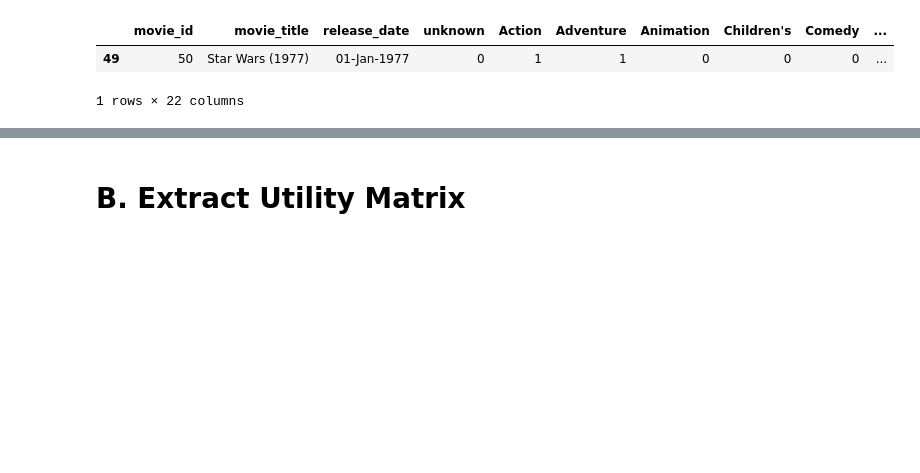
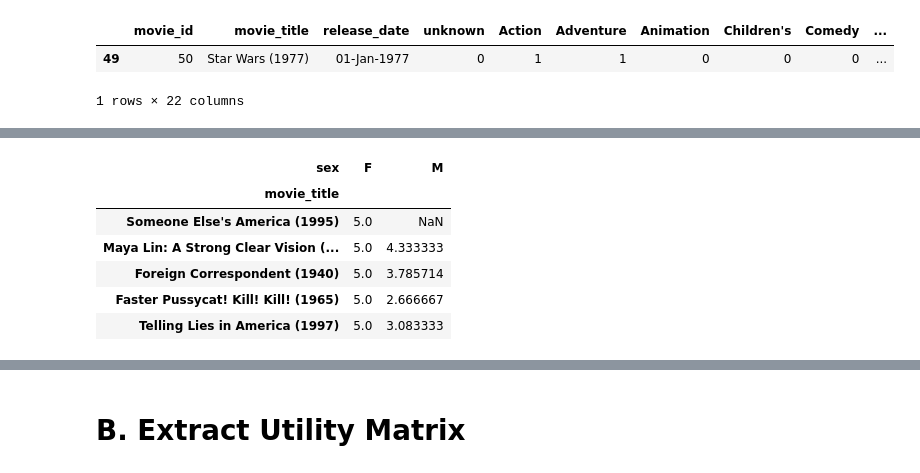
Before and after one commit to emily-jean/recommender, a Jupyter notebook: starter-3.4.ipynb, the cells around one changed output, grey strips where cells are left out. Saved outputs shown, nothing was run; the diff lists cells and outputs as text; code cells hidden in the pictures; blank space fills up the shorter version.

```diff
--- a/starter-3.4.ipynb
+++ b/starter-3.4.ipynb
@@ -348,2 +352,15 @@ a.sort_index().plot.bar()
 # %%
 # TODO: describe one more interesting question, and then query the result with Pandas
+# What are the top five female and male movies by ratings
+ratingsMean = lens.pivot_table('rating', index='movie_title', columns='sex', aggfunc='mean')
+#ratingsMean[:5]
+topFemaleR = ratingsMean.sort_values(by='F', ascending=False)
+topFemaleR[:5]
+# %% [output]
+| sex | F | M |
+| movie_title |  |  |
+| Someone Else's America (1995) | 5.0 | NaN |
+| Maya Lin: A Strong Clear Vision (... | 5.0 | 4.333333 |
+| Foreign Correspondent (1940) | 5.0 | 3.785714 |
+| Faster Pussycat! Kill! Kill! (1965) | 5.0 | 2.666667 |
+| Telling Lies in America (1997) | 5.0 | 3.083333 |
```
Also changed, not shown: parts of 20 cells of this notebook.
